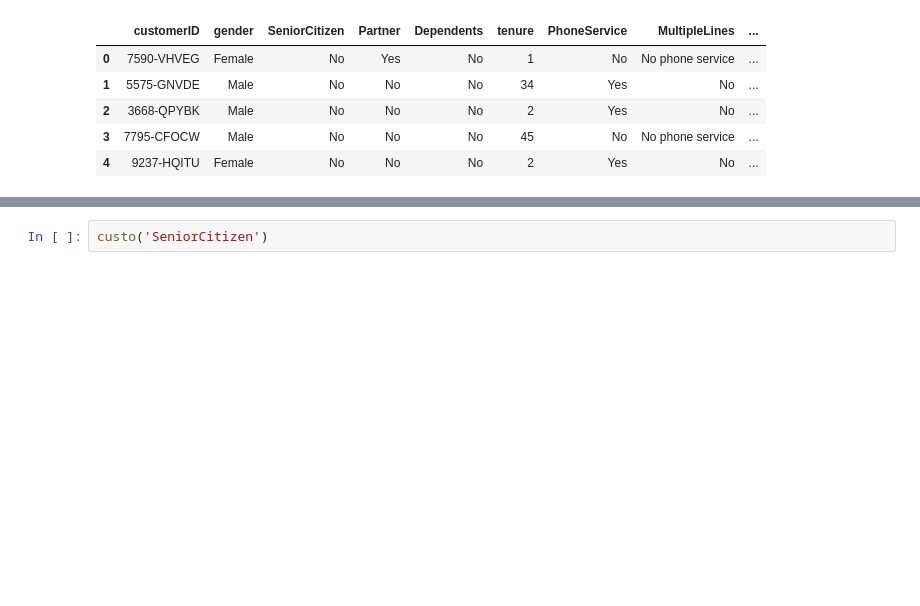
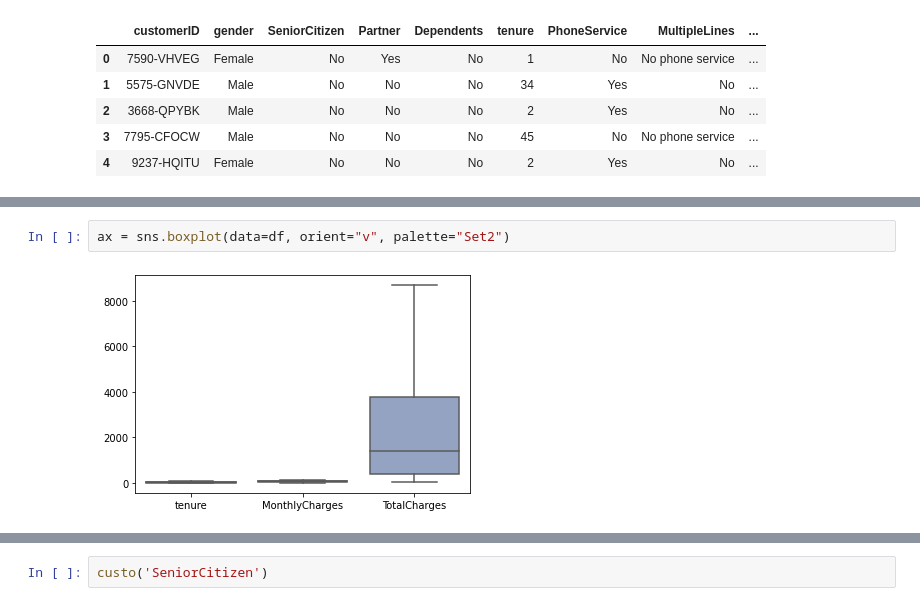
Before and after one commit to MMasson1988/Customer-Churn-Analysis, a Jupyter notebook: churn.ipynb, the cells around one changed output, grey strips where cells are left out. Saved outputs shown, nothing was run; the diff lists cells and outputs as text; blank space fills up the shorter version.

```diff
--- a/churn.ipynb
+++ b/churn.ipynb
@@ -585,0 +668,4 @@ df[billing].head()
+# %%
+ax = sns.boxplot(data=df, orient="v", palette="Set2")
+# %% [output]
+[figure, added]
```
Also changed, not shown: parts of 62 cells of this notebook.
